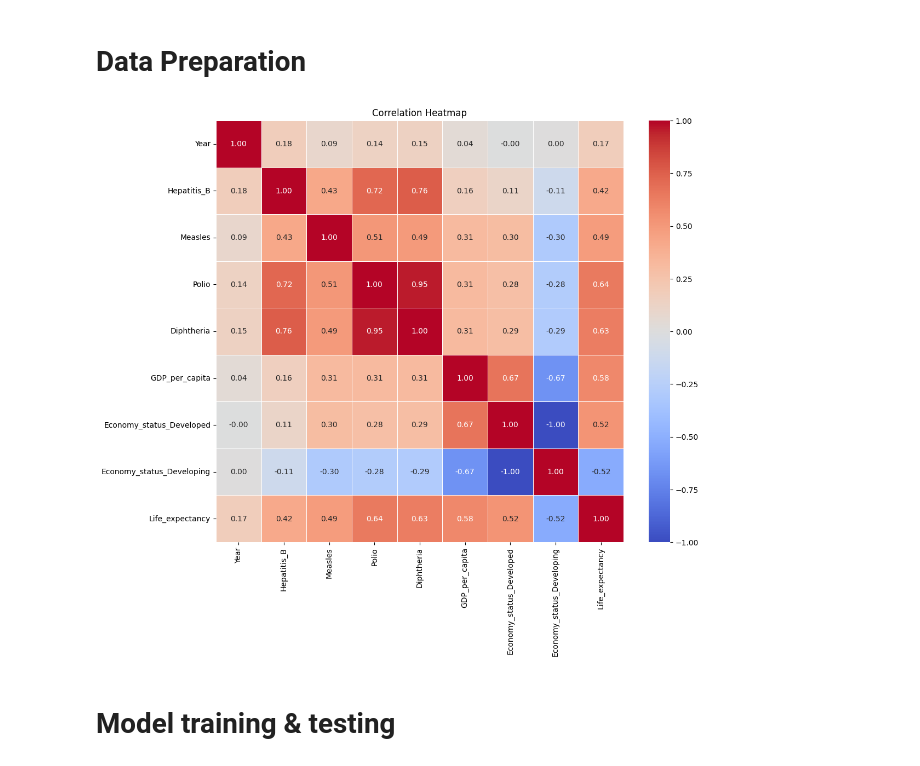
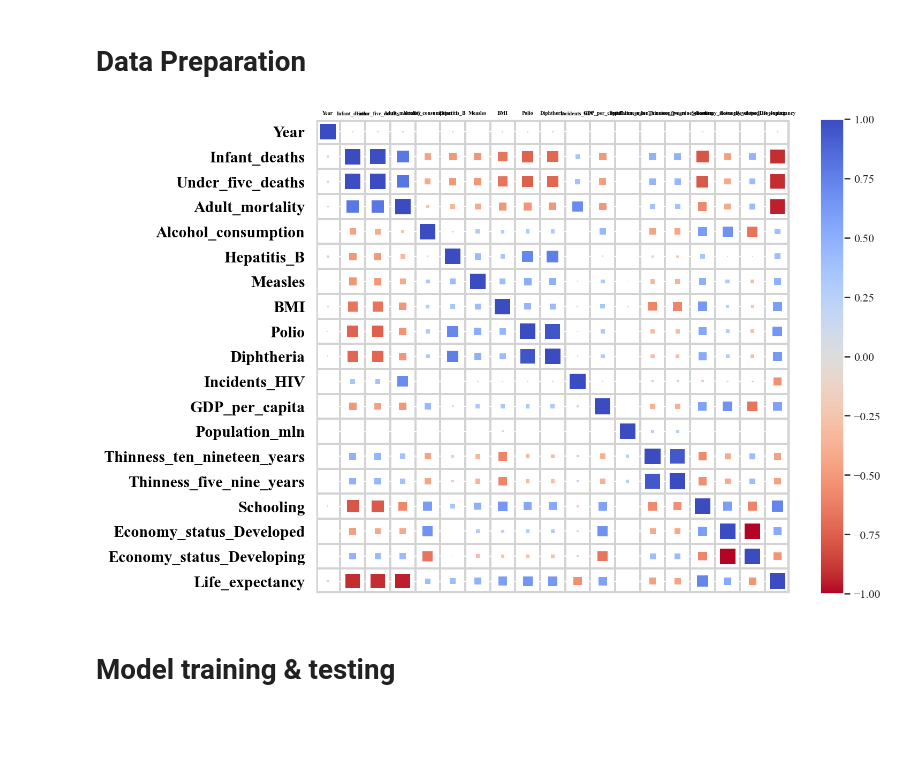
Before and after one commit to rkassila/lifePredict, a Jupyter notebook: notebooks/first_notebook.ipynb, the cells around one changed output. Saved outputs shown, nothing was run; the diff lists cells and outputs as text; code cells hidden in the pictures; blank space fills up the shorter version.

Commit message:
Add categories, training on random data for test

```diff
--- a/notebooks/first_notebook.ipynb
+++ b/notebooks/first_notebook.ipynb
@@ -6,6 +6,15 @@ from sklearn.linear_model import LinearRegression
 import seaborn as sns
 import pandas as pd
 import matplotlib.pyplot as plt
+
+from matplotlib.patches import Circle, Rectangle
+import matplotlib.colors as mcolors
+import string
+
+sns.set()
+
+plt.rcParams['font.family'] = ['Times New Roman', 'sans-serif']
+plt.rcParams['figure.dpi'] = 144
 # %%
 url = '../data/Life-Expectancy-Data-Updated.csv'
 df = pd.read_csv(url)
@@ -123,14 +132,58 @@ X_t = pipeline.fit_transform(X)
 # %%
 data_numeric_and_target = pd.concat([df[numeric_features], y], axis=1)
 
-correlation_matrix = data_numeric_and_target.corr()
-
-plt.figure(figsize=(12, 10))
-sns.heatmap(correlation_matrix, annot=True, cmap='coolwarm', fmt='.2f', linewidths=.5)
-plt.title('Correlation Heatmap')
-plt.show()
+#corr_matrix = data_numeric_and_target.corr()
+corr_matrix= df.corr()
-# %% [output]
-[figure, removed]
+# %%
+#plt.figure(figsize=(12, 10))
+#sns.heatmap(correlation_matrix, annot=True, cmap='coolwarm', fmt='.2f', linewidths=.5)
+#plt.title('Correlation Heatmap')
+#plt.show()
+
+# create a white grid with the same dimensions as the correlation matrix
+fig, ax = plt.subplots(figsize=(10,8))
+ax.set_facecolor('white')
+ax.imshow(np.ones_like(corr_matrix), cmap='gray_r', interpolation='nearest')
+
+# set the tick labels and rotation for the x and y axes
+ax.set_xticks(np.arange(len(corr_matrix.columns)))
+ax.set_yticks(np.arange(len(corr_matrix.columns)))
+
+# shift ticks of x axis to top of the graph
+ax.tick_params(axis='x', which='both', labelbottom=False, labeltop=True, bottom=False, top=True, length=0)
+
+# format ticks
+ax.set_yticklabels(corr_matrix.columns, fontsize=15, color = "black", fontweight = "bold")
+ax.set_xticklabels(corr_matrix.columns, fontsize=5, color = "black", fontweight = "bold")
+
+
+# create grid lines between the tick labels
+ax.set_xticks(np.arange(len(corr_matrix.columns) + 1) - .5, minor=True, linestyle="solid")
+ax.set_yticks(np.arange(len(corr_matrix.columns) + 1) - .5, minor=True,  linestyle="solid")
+ax.grid(which="minor", color="lightgray", linestyle="solid", linewidth=2, )
+
+# add rectangle around the grid
+rect = plt.Rectangle((-.5, -.5), len(corr_matrix.columns), len(corr_matrix.columns), linewidth=5, edgecolor='lightgray', facecolor='none')
+ax.add_patch(rect)
+
+# create squares with radius proportional to the absolute value of correlation
+for i in range(len(corr_matrix.columns)):
+    for j in range(len(corr_matrix.columns)):
+        correlation = corr_matrix.iat[i, j]
+        norm = plt.Normalize(-1, 1)  # specify the range of values for the colormap
+        sm = plt.cm.ScalarMappable(norm=norm, cmap='coolwarm_r')
+        color = sm.to_rgba(correlation)
+        size = abs(correlation)/1.5
+        rect = Rectangle(xy=(i-size/2, j-size/2), width=size, height=size, facecolor=color)
+        ax.add_patch(rect)
+
+# add color bar
+norm = mcolors.Normalize(vmin=-1, vmax=1)
+c_scale = plt.cm.ScalarMappable(norm=norm, cmap='coolwarm_r')
+cbar = plt.colorbar(c_scale, ax=ax)
+plt.show()
+# %% [output]
+[figure, added]
 # %% [markdown]
 # Model training & testing
 # %%
```
Also changed, not shown: parts of 16 cells of this notebook.
